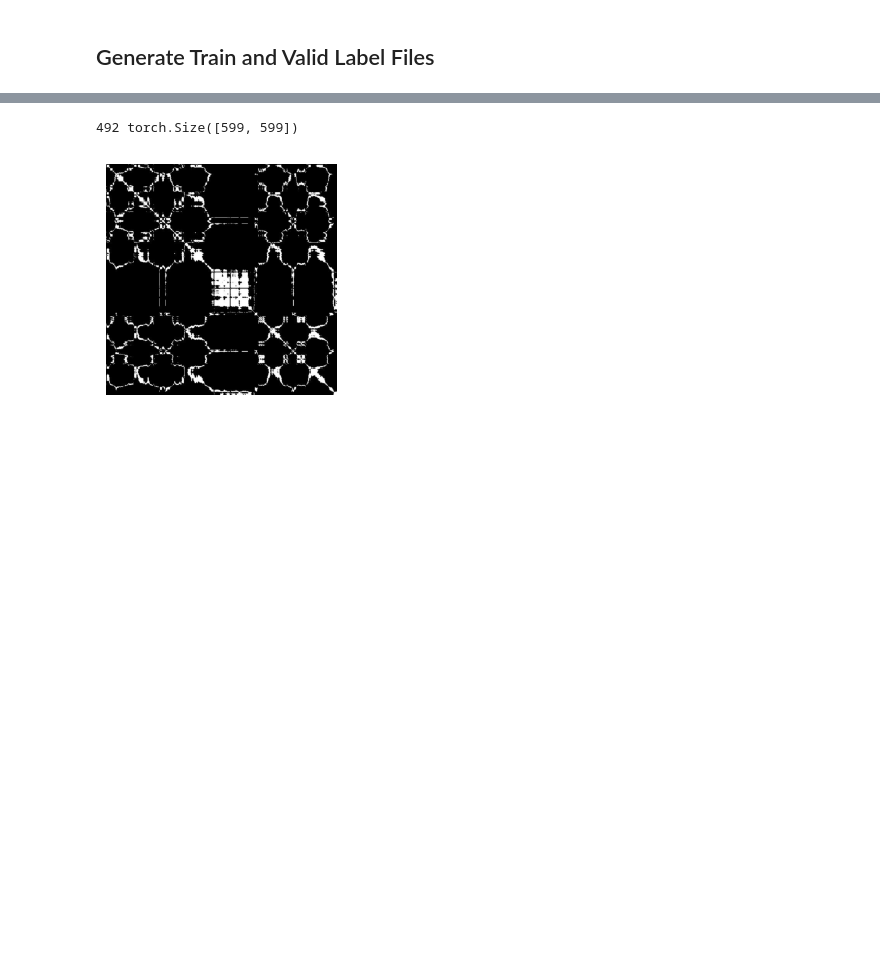
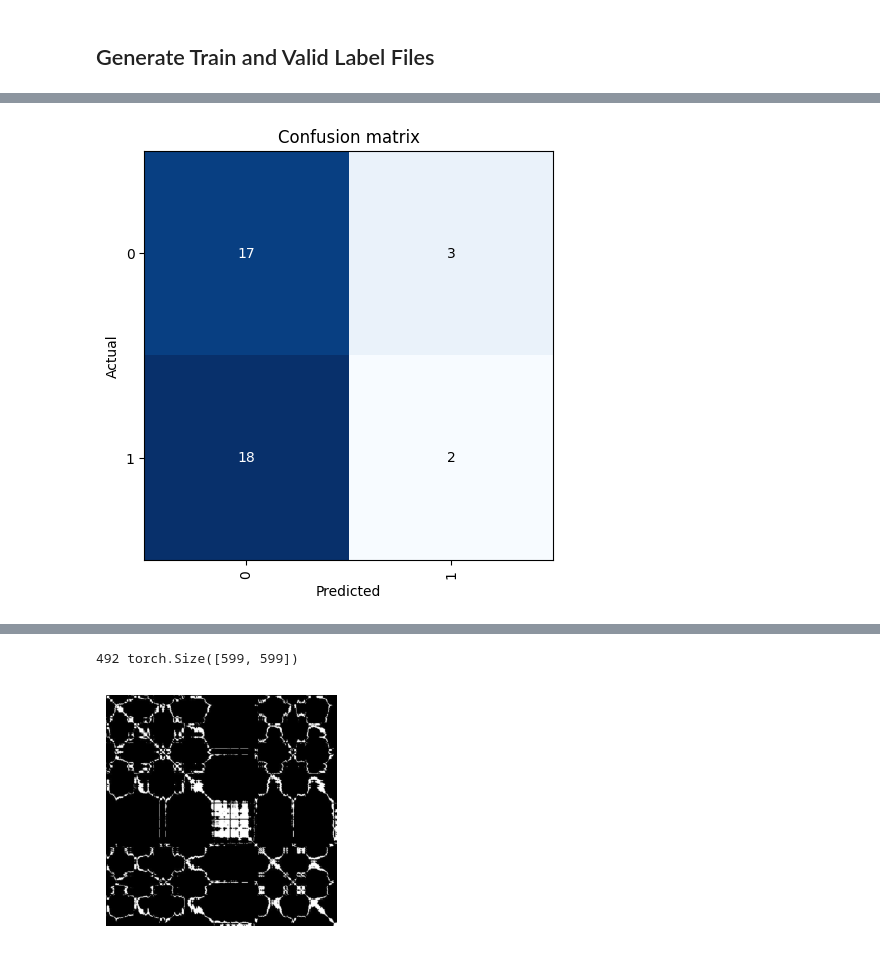
Before and after one commit to andre-coimbra-ifg/CTG_RP_PC, a Jupyter notebook: PC_CTG_Complete_Coimbra.ipynb, the cells around one changed output, grey strips where cells are left out. Saved outputs shown, nothing was run; the diff lists cells and outputs as text; code cells hidden in the pictures; blank space fills up the shorter version.

```diff
--- a/PC_CTG_Complete_Coimbra.ipynb
+++ b/PC_CTG_Complete_Coimbra.ipynb
@@ -263,0 +247,2 @@ Test: None
+# %%
+learn = vision_learner(dls, resnet50, metrics=error_rate)
@@ -263,0 +284,4 @@ Test: None
+# %%
+interp = ClassificationInterpretation.from_learner(learn)
+interp.plot_confusion_matrix()
+# %% [output]
@@ -263,0 +290 @@ Test: None
+[figure, added]
```
Also changed, not shown: parts of 45 cells of this notebook.
